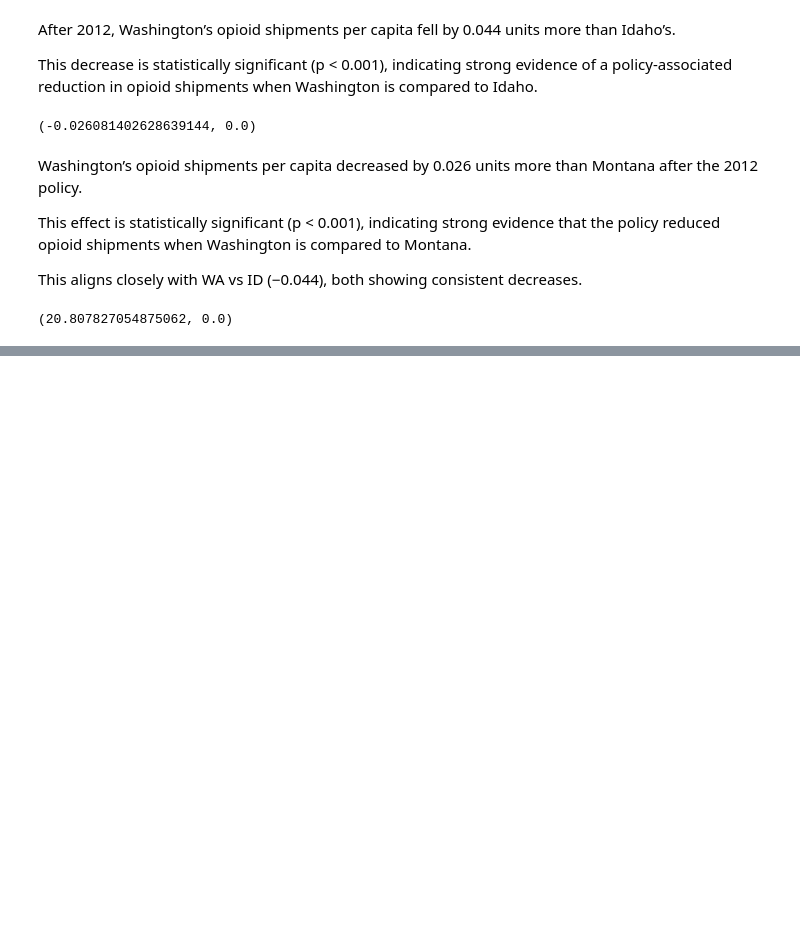
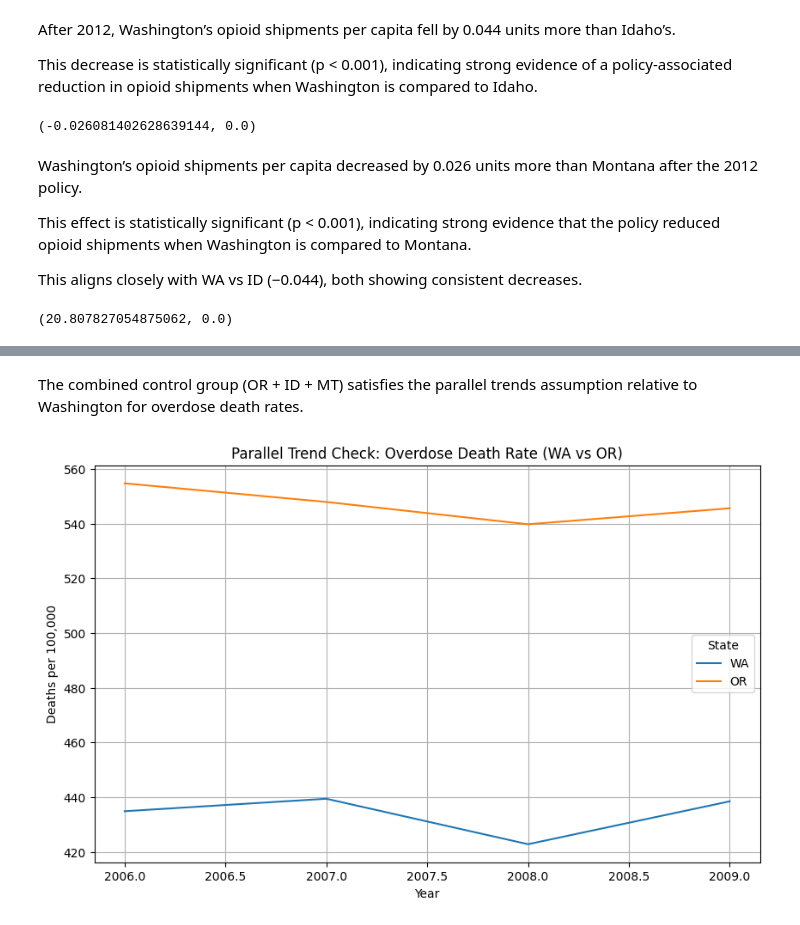
Before and after one commit to MIDS-at-Duke/pds-2025-opioids-study_on_opioids, a Jupyter notebook: parallel_trend_check_washington.ipynb, the cells around one changed output, grey strips where cells are left out. Cells and saved outputs as stored; diff of their text form; code cells hidden in the pictures; blank space fills up the shorter version.

```diff
--- a/parallel_trend_check_washington.ipynb
+++ b/parallel_trend_check_washington.ipynb
@@ -419,0 +462,19 @@ Although statistically significant, this result is not reliable.
+# %% [markdown]
+The combined control group (OR + ID + MT) satisfies the parallel trends assumption relative to Washington for overdose death rates.
+# %%
+# WA vs OR
+
+pair_or = panel_deaths[panel_deaths["State"].isin(["WA","OR"])]
+
+plt.figure(figsize=(10,6))
+sns.lineplot(
+    data=pair_or, x="year", y="death_rate_per_100k",
+    hue="State", estimator="mean", errorbar=None
+)
+plt.title("Parallel Trend Check: Overdose Death Rate (WA vs OR)")
+plt.xlabel("Year")
+plt.ylabel("Deaths per 100,000")
+plt.grid(True)
+plt.show()
+# %% [output]
+[figure, added]
```
Also changed, not shown: parts of 15 cells of this notebook.
